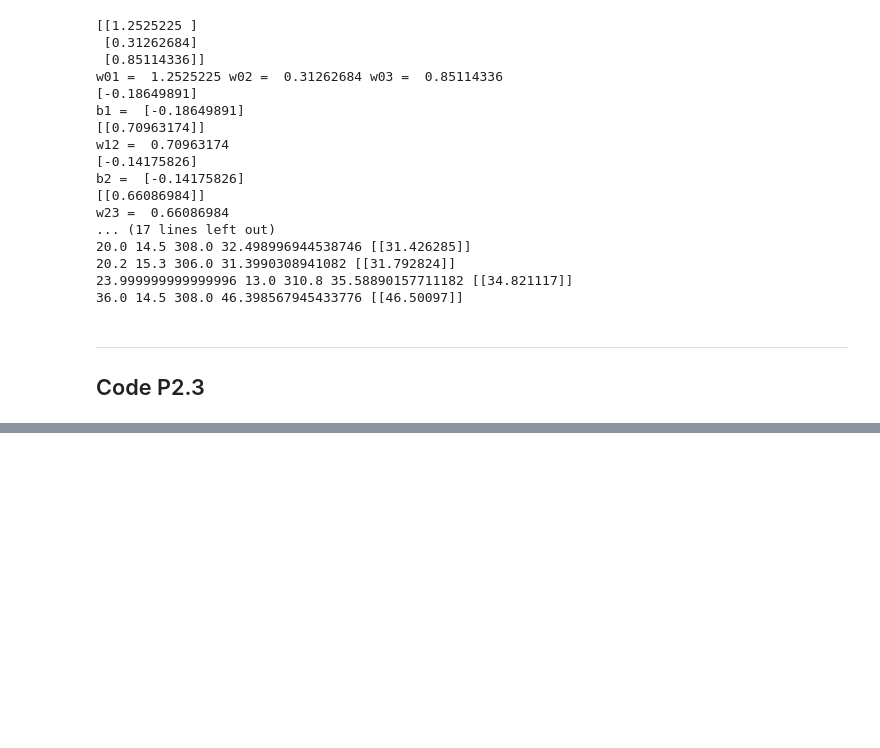
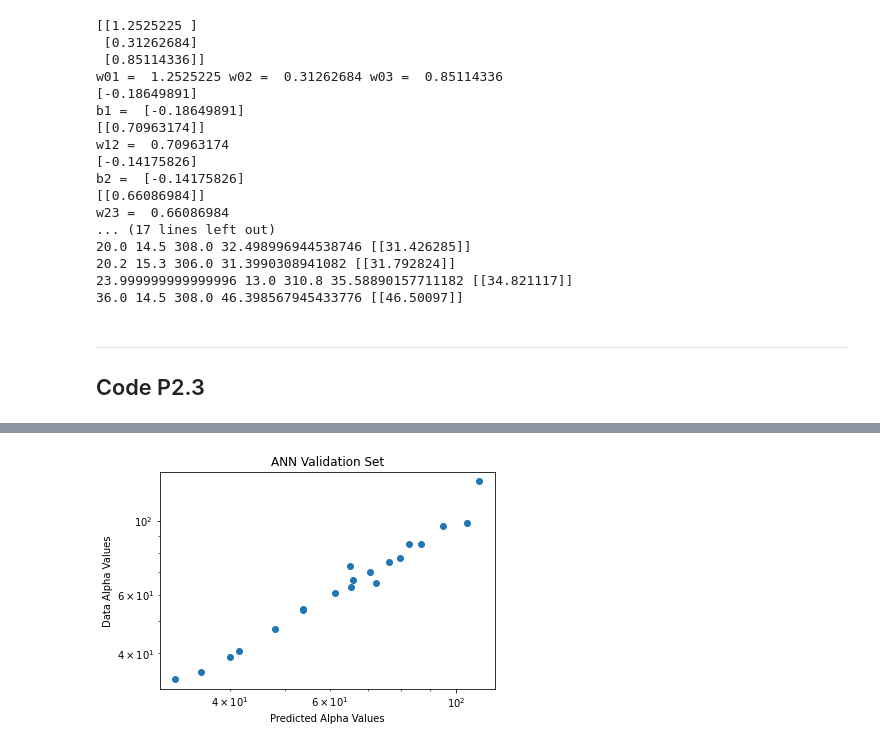
Before and after one commit to joshuaaduarte/Hybrid-Solar-Fossil-Fuel-Nueral-Network, a Jupyter notebook: projectTwo_Josh.ipynb, the cells around one changed output, grey strips where cells are left out. Drawn from its saved outputs; the diff is of its cells as text; code cells hidden in the pictures; blank space fills up the shorter version.

```diff
--- a/projectTwo_Josh.ipynb
+++ b/projectTwo_Josh.ipynb
@@ -1212,0 +1498,79 @@ print ('row [20] data:  T1= ', xarray[20][0]*Tmed, ', gam= ', xarray[0][1]*gamed
+# %%
+testData = []
+testData.append([ 318.0 , 0.0 , 500.0 ])
+testData.append([ 318.0 , 0.0 , 1500.0 ])
+testData.append([ 318.0 , 0.0 , 2500.0 ])
+testData.append([ 318.0 , 0.25 , 1500.0 ])
+testData.append([ 318.0 , 0.5 , 500.0 ])
+testData.append([ 318.0 , 0.5 , 1500.0 ])
+testData.append([ 318.0 , 0.5 , 2500.0 ])
+testData.append([ 303.0 , 0.0 , 1000.0 ])
+testData.append([ 303.0 , 0.0 , 2000.0 ])
+testData.append([ 303.0 , 0.25 , 1000.0 ])
+testData.append([ 303.0 , 0.25 , 2000.0 ])
+testData.append([ 303.0 , 0.5 , 1000.0 ])
+testData.append([ 303.0 , 0.5 , 2000.0 ])
+testData.append([ 288.0 , 0.0 , 500.0 ])
+testData.append([ 288.0 , 0.0 , 2500.0 ])
+testData.append([ 288.0 , 0.25 , 2500.0 ])
+testData.append([ 288.0 , 0.5 , 1500.0 ])
+testData.append([ 268.0 , 0.0 , 1500.0 ])
+testData.append([ 268.0 , 0.25 , 2000.0 ])
+testData.append([ 268.0 , 0.5 , 2500.0 ])
+
+testDataOutput = []
+testDataOutput.append([ 35.13 , 0.3808 ])
+testDataOutput.append([ 47.46 , 0.3930 ])
+testDataOutput.append([ 73.12 , 0.4061 ])
+testDataOutput.append([ 66.34 , 0.4098 ])
+testDataOutput.append([ 63.09, 0.4154 ])
+testDataOutput.append([ 85.23 , 0.4197 ])
+testDataOutput.append([131.32 , 0.4242 ])
+testDataOutput.append([ 38.99 , 0.4012 ])
+testDataOutput.append([ 53.80 , 0.4136 ])
+testDataOutput.append([ 54.51 , 0.4215 ])
+testDataOutput.append([ 75.22 , 0.4290 ])
+testDataOutput.append([ 70.04, 0.4337 ])
+testDataOutput.append([ 96.65, 0.4382 ])
+testDataOutput.append([ 33.45 , 0.4091 ])
+testDataOutput.append([ 60.80 , 0.4334 ])
+testDataOutput.append([ 85.044, 0.4477])
+testDataOutput.append([ 77.56 , 0.4516 ])
+testDataOutput.append([ 40.68 , 0.4383 ])
+testDataOutput.append([ 65.24 , 0.4628 ])
+testDataOutput.append([ 98.23 , 0.4760 ])
+
+alphaActual = []
+alphaPredicted = []
+test = []
+
+for i in range(len(testData)):
+    testData[i][0] = testData[i][0] / tmed
+    testData[i][1] = testData[i][1] / gamed
+    testData[i][2] = testData[i][2] / qsmed
+
+for i in range(len(testDataOutput)):
+    alphaActual.append(testDataOutput[i][0])
+    testDataOutput[i][0] = testDataOutput[i][0] / almed
+    testDataOutput[i][1] = testDataOutput[i][1] / efmed
+
+for i in range(len(testData)):
+    test = [[ testData[i][0], testData[i][1] , testData[i][2] ]]
+    testarray = np.array(test)
+    outpt = model.predict(testarray)
+    alphaPredicted.append(outpt[0][0])
+
+for i in range(len(alphaPredicted)):
+    alphaPredicted[i] = alphaPredicted[i] * almed
+
+
+plt.scatter(alphaPredicted, alphaActual)
+plt.title('ANN Validation Set')
+plt.xlabel('Predicted Alpha Values')
+plt.ylabel('Data Alpha Values')
+plt.loglog()
+#plt.xlim(xmax = 1000, xmin = 10)
+#plt.ylim(ymax = 1000, ymin = 10)
+plt.show()
+# %% [output]
+[figure, added]
```
Also changed, not shown: parts of 20 cells of this notebook.
